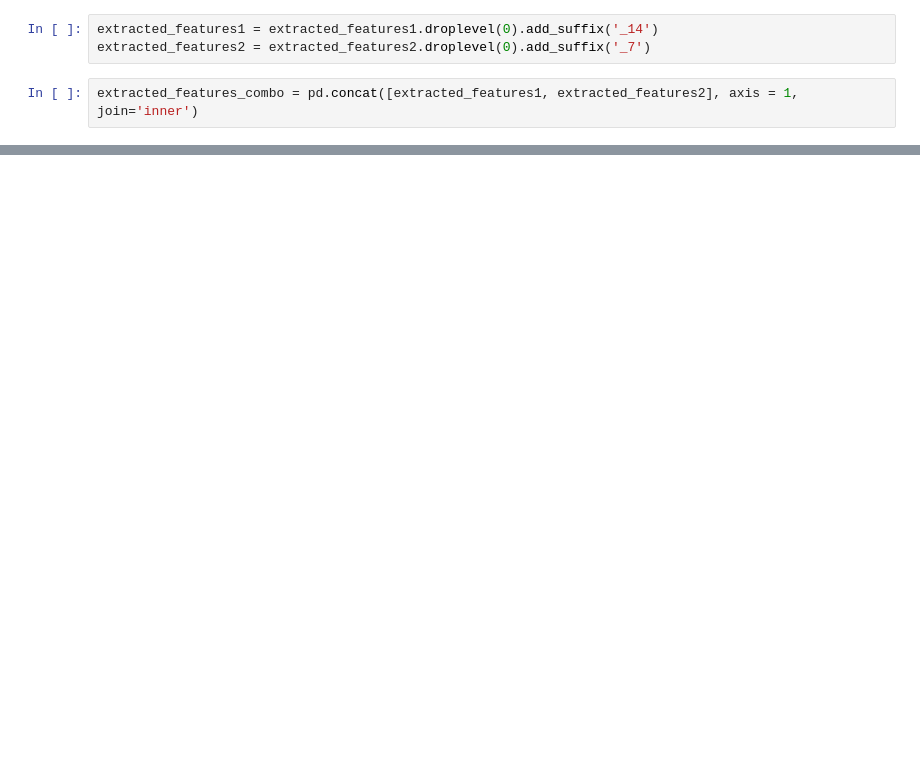
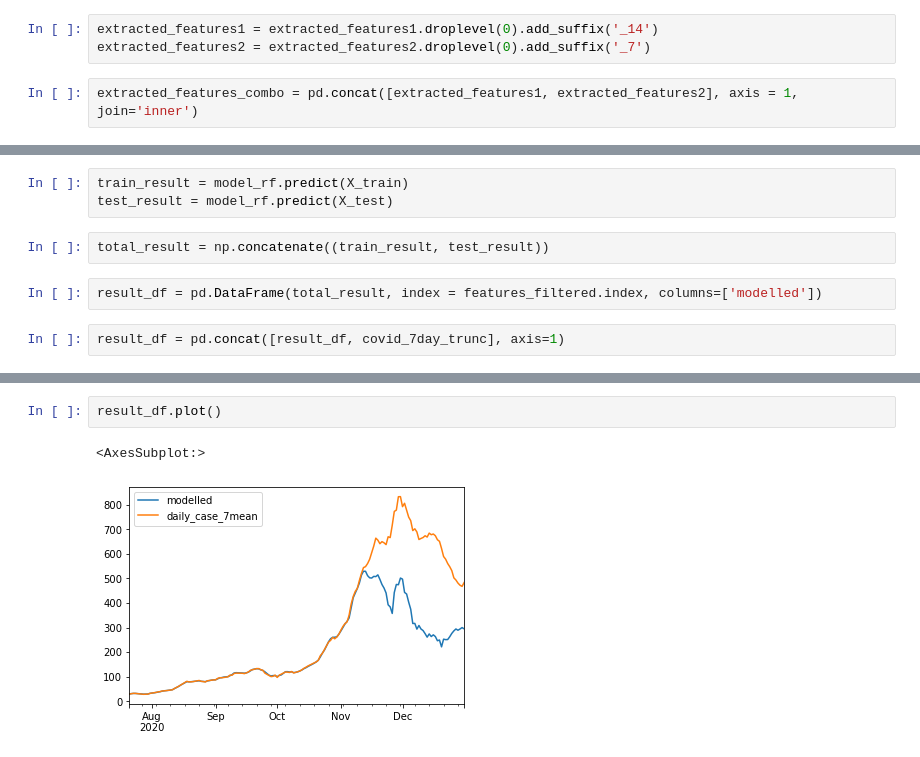
Before and after one commit to WraySmith/COVID_learning, a Jupyter notebook: covid_ml.ipynb, the cells around one changed output, grey strips where cells are left out. Saved outputs shown, nothing was run; the diff lists cells and outputs as text; blank space fills up the shorter version.

```diff
--- a/covid_ml.ipynb
+++ b/covid_ml.ipynb
@@ -126,0 +94,9 @@ extracted_features_combo
+# %%
+train_result = model_rf.predict(X_train)
+test_result = model_rf.predict(X_test)
+# %%
+total_result = np.concatenate((train_result, test_result))
+# %%
+result_df = pd.DataFrame(total_result, index = features_filtered.index, columns=['modelled'])
+# %%
+result_df = pd.concat([result_df, covid_7day_trunc], axis=1)
@@ -126,0 +119,5 @@ extracted_features_combo
+# %%
+result_df.plot()
+# %% [output]
+<AxesSubplot:>
+[figure, added]
```
Also changed, not shown: parts of 28 cells of this notebook, 1 other file.
